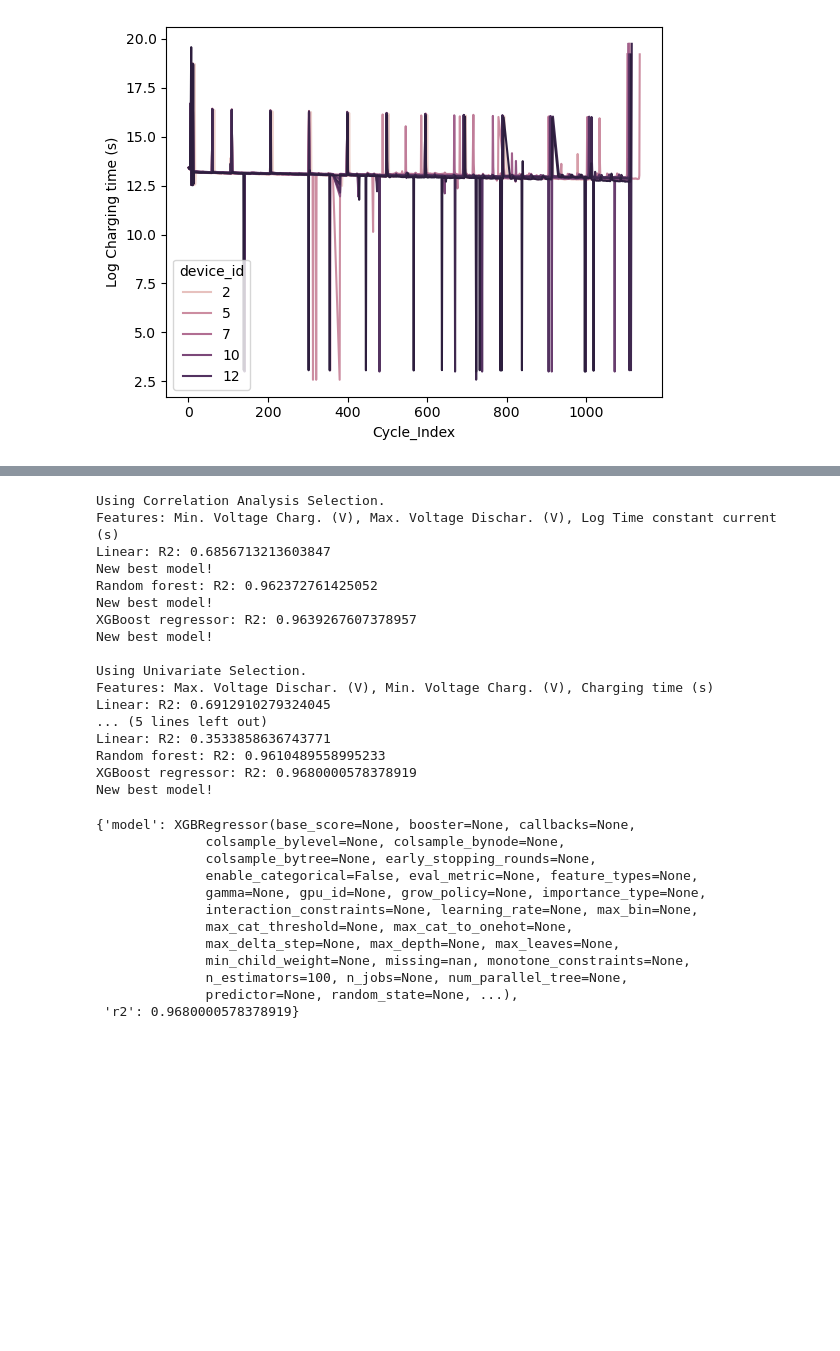
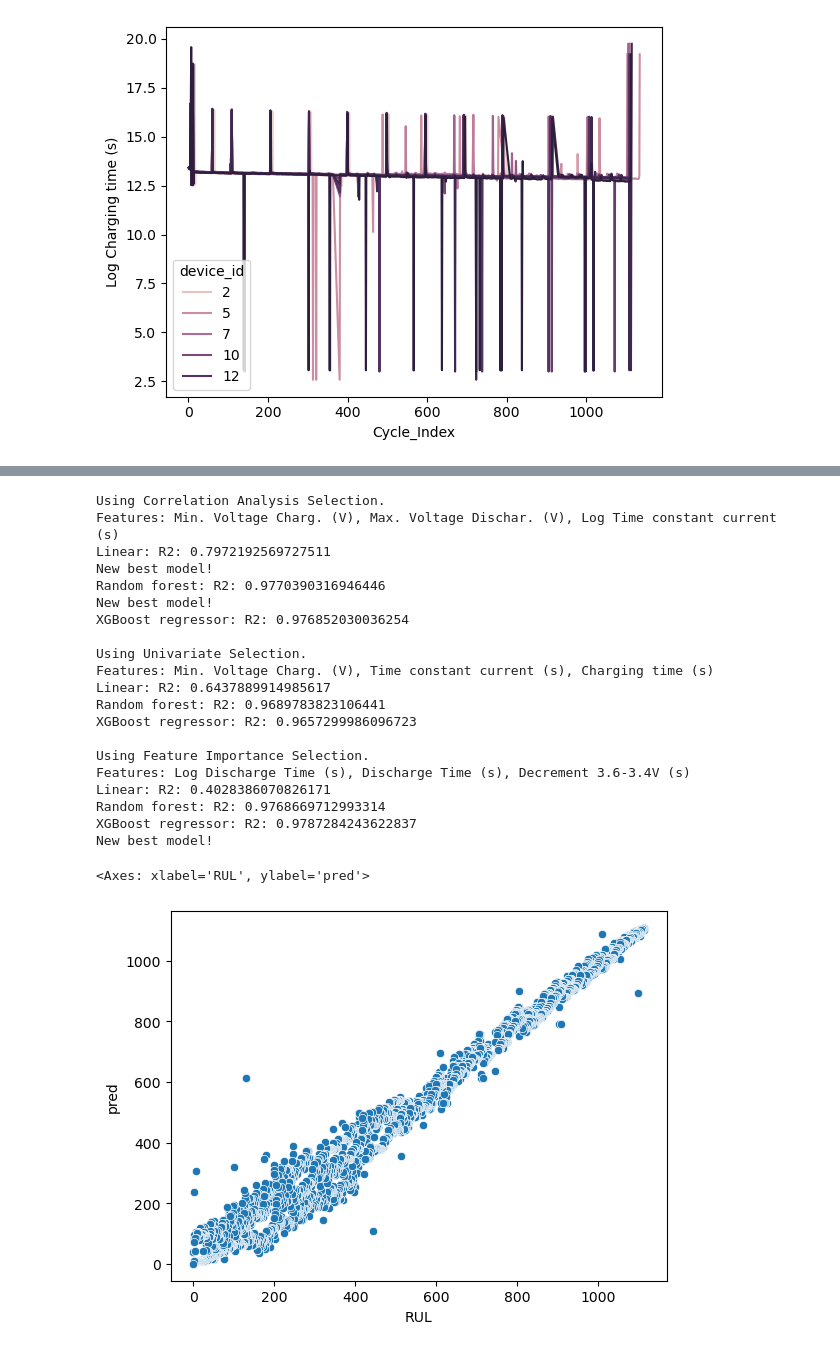
Before and after one commit to torsjonas/battery_remaining_useful_life_prediction, a Jupyter notebook: battery-remaining-useful-life-rul.ipynb, the cells around one changed output, grey strips where cells are left out. Cells and saved outputs as stored; diff of their text form; code cells hidden in the pictures; blank space fills up the shorter version.

Commit message:
Add a plot of predictions vs true lables

```diff
--- a/battery-remaining-useful-life-rul.ipynb
+++ b/battery-remaining-useful-life-rul.ipynb
@@ -280,7 +292,8 @@ def eval_models(train, test, feature_selections, lbl):
             print("New best model!")
             best_model = {
                 'model': model,
-                'r2': r2
+                'r2': r2,
+                'preds': preds
             }
 
         # try random forest regressor
@@ -294,7 +307,8 @@ def eval_models(train, test, feature_selections, lbl):
             print("New best model!")
             best_model = {
                 'model': model,
-                'r2': r2
+                'r2': r2,
+                'preds': preds
             }
 
         # try xgboost regressor with default hyperparameters
@@ -307,7 +321,8 @@ def eval_models(train, test, feature_selections, lbl):
             print("New best model!")
             best_model = {
                 'model': model,
-                'r2': r2
+                'r2': r2,
+                'preds': preds
             }
 
         print("")
@@ -367,33 +382,29 @@ best_model = eval_models(train=train, test=test, feature_selections=feature_sele
 # %% [output]
 Using Correlation Analysis Selection.
 Features: Min. Voltage Charg. (V), Max. Voltage Dischar. (V), Log Time constant current (s)
-Linear: R2: 0.6856713213603847
+Linear: R2: 0.7972192569727511
 New best model!
-Random forest: R2: 0.962372761425052
+Random forest: R2: 0.9770390316946446
 New best model!
-XGBoost regressor: R2: 0.9639267607378957
-New best model!
+XGBoost regressor: R2: 0.976852030036254
 
 Using Univariate Selection.
-Features: Max. Voltage Dischar. (V), Min. Voltage Charg. (V), Charging time (s)
-Linear: R2: 0.6912910279324045
-... (5 lines left out)
-Linear: R2: 0.3533858636743771
-Random forest: R2: 0.9610489558995233
-XGBoost regressor: R2: 0.9680000578378919
+Features: Min. Voltage Charg. (V), Time constant current (s), Charging time (s)
+Linear: R2: 0.6437889914985617
+Random forest: R2: 0.9689783823106441
+XGBoost regressor: R2: 0.9657299986096723
+
+Using Feature Importance Selection.
+Features: Log Discharge Time (s), Discharge Time (s), Decrement 3.6-3.4V (s)
+Linear: R2: 0.4028386070826171
+Random forest: R2: 0.9768669712993314
+XGBoost regressor: R2: 0.9787284243622837
 New best model!
-# %%
-best_model
-# %% [output]
-{'model': XGBRegressor(base_score=None, booster=None, callbacks=None,
-              colsample_bylevel=None, colsample_bynode=None,
-              colsample_bytree=None, early_stopping_rounds=None,
-              enable_categorical=False, eval_metric=None, feature_types=None,
-              gamma=None, gpu_id=None, grow_policy=None, importance_type=None,
-              interaction_constraints=None, learning_rate=None, max_bin=None,
-              max_cat_threshold=None, max_cat_to_onehot=None,
-              max_delta_step=None, max_depth=None, max_leaves=None,
-              min_child_weight=None, missing=nan, monotone_constraints=None,
-              n_estimators=100, n_jobs=None, num_parallel_tree=None,
-              predictor=None, random_state=None, ...),
- 'r2': 0.9680000578378919}
+# %%
+pred_vs_true = test.copy()
+pred_vs_true['pred'] = best_model['preds']
+
+sns.scatterplot(data=pred_vs_true, x=label, y='pred')
+# %% [output]
+<Axes: xlabel='RUL', ylabel='pred'>
+[figure, added]
```
Also changed, not shown: parts of 25 cells of this notebook.
